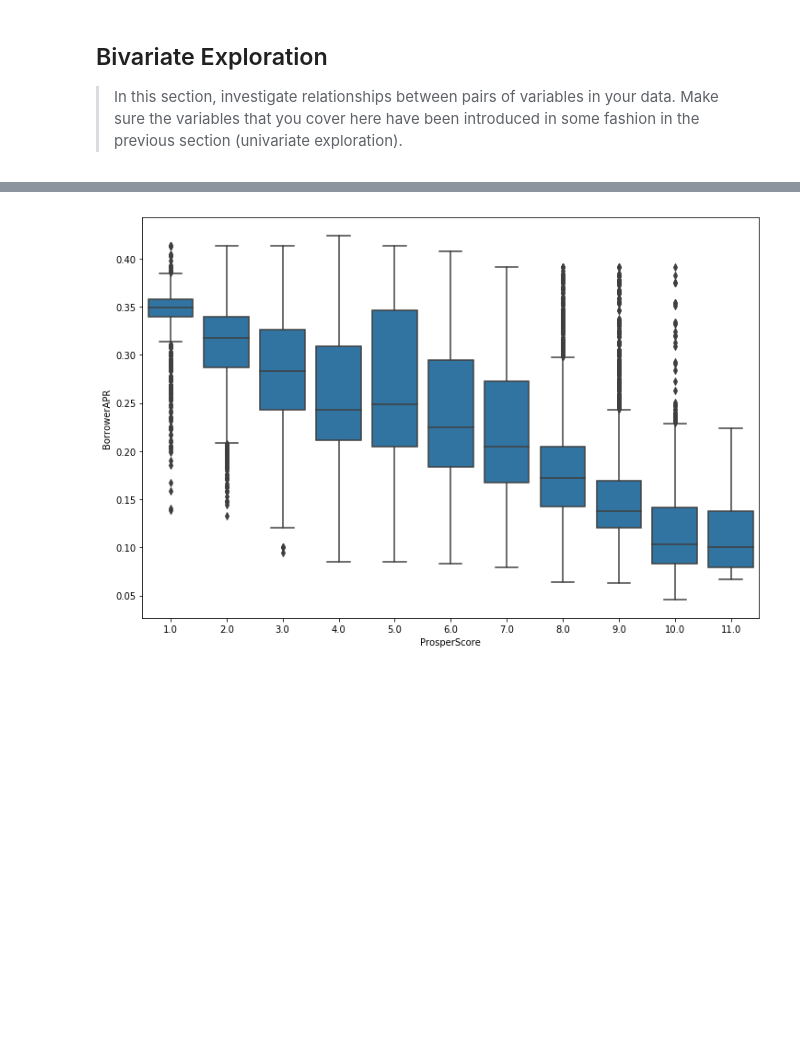
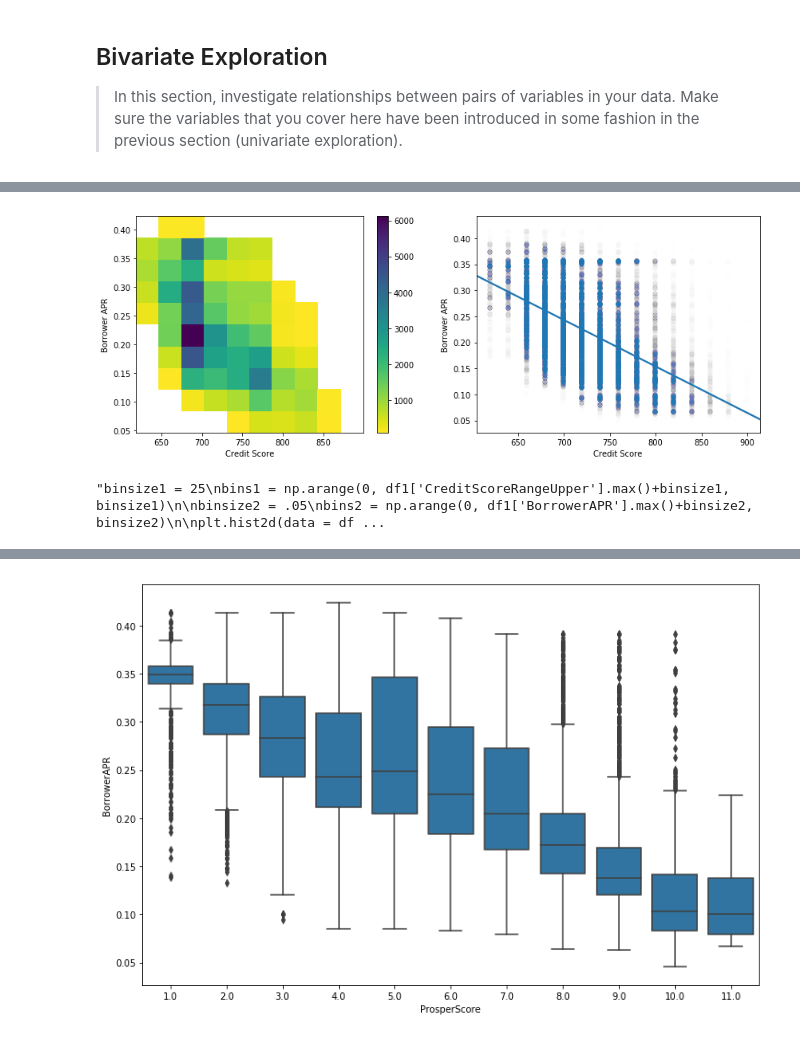
Before and after one commit to vijayelango/CommunicateDataFindings, a Jupyter notebook: exploration_template.ipynb, the cells around one changed output, grey strips where cells are left out. Drawn from its saved outputs; the diff is of its cells as text; code cells hidden in the pictures; blank space fills up the shorter version.

```diff
--- a/exploration_template.ipynb
+++ b/exploration_template.ipynb
@@ -535,0 +594,38 @@ g.map_offdiag(plt.scatter)
+# %%
+# Lets take a quick look at the how APR is spread over Credit Score
+# We can see a Borrowers with large APR being on the lower end of credit range and gradually decreasing as credit score increases.
+# There are lot of borrowers in the 675-700 range who received a range of APR with 20 to 22.5% being the most
+# Lets create a reg plot to make the correlation between these two variables evident.
+# It can be clearly seen the credit score and APR are negatively correlated.
+
+plt.figure(figsize = [14, 5])
+
+plt.subplot(1, 2, 1)
+plt.hist2d(data = df1, x = 'CreditScoreRangeUpper', y = 'BorrowerAPR',
+             cmap = 'viridis_r', cmin = 100);
+plt.colorbar()
+plt.xlabel('Credit Score')
+plt.ylabel('Borrower APR');
+
+plt.subplot(1, 2, 2)
+sb.regplot(data = df1, y = 'BorrowerAPR', x = 'CreditScoreRangeUpper' , scatter_kws = {'alpha' : .0025});
+plt.xlabel('Credit Score')
+plt.ylabel('Borrower APR');
+# %% [output]
+[figure, added]
+# %%
+'''binsize1 = 25
+bins1 = np.arange(0, df1['CreditScoreRangeUpper'].max()+binsize1, binsize1)
+
+binsize2 = .05
+bins2 = np.arange(0, df1['BorrowerAPR'].max()+binsize2, binsize2)
+
+plt.hist2d(data = df1, x = 'CreditScoreRangeUpper', y = 'BorrowerAPR',
+             cmap = 'viridis_r', cmin = 100, bins = [bins1,bins2]);
+plt.colorbar()
+plt.xlim([600,850])
+plt.ylim([0.05,.40])
+plt.xlabel('Credit Score (upper)')
+plt.ylabel('Borrower APR');'''
+# %% [output]
+"binsize1 = 25\nbins1 = np.arange(0, df1['CreditScoreRangeUpper'].max()+binsize1, binsize1)\n\nbinsize2 = .05\nbins2 = np.arange(0, df1['BorrowerAPR'].max()+binsize2, binsize2)\n\nplt.hist2d(data = df ...
```
Also changed, not shown: parts of 29 cells of this notebook.
